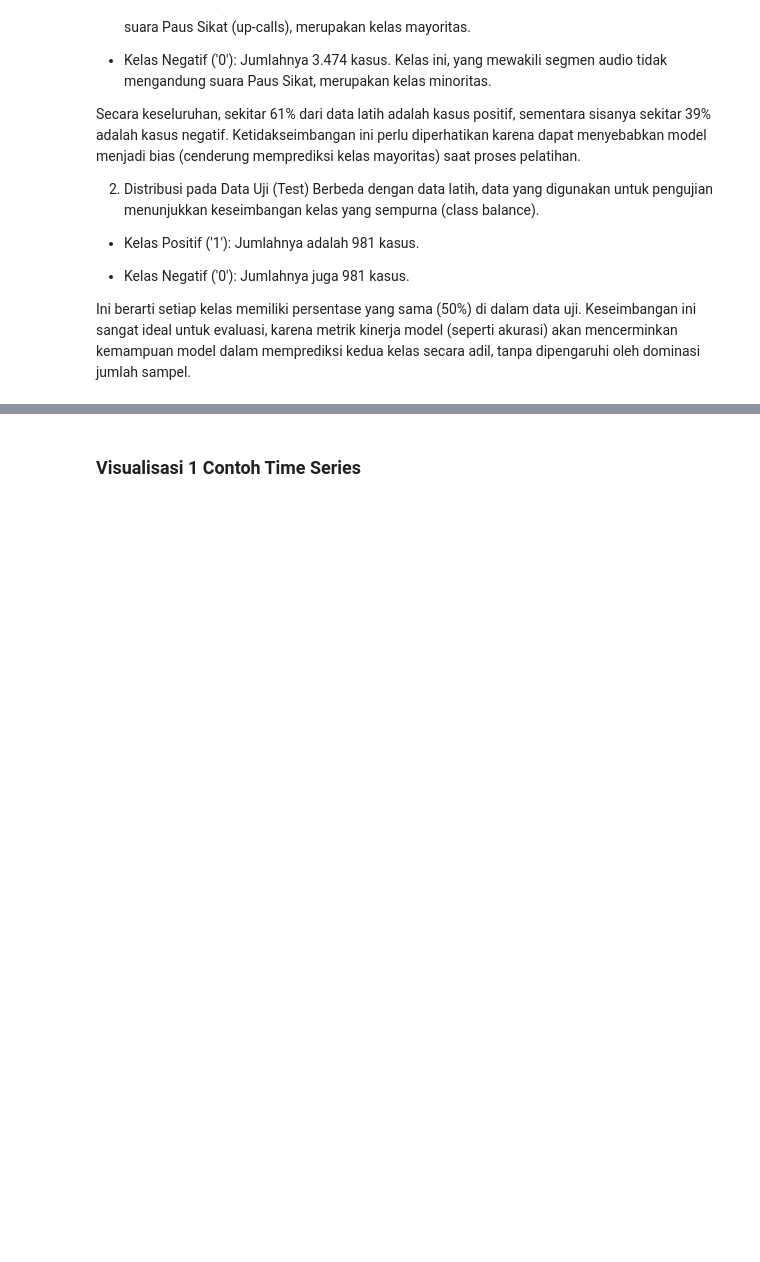
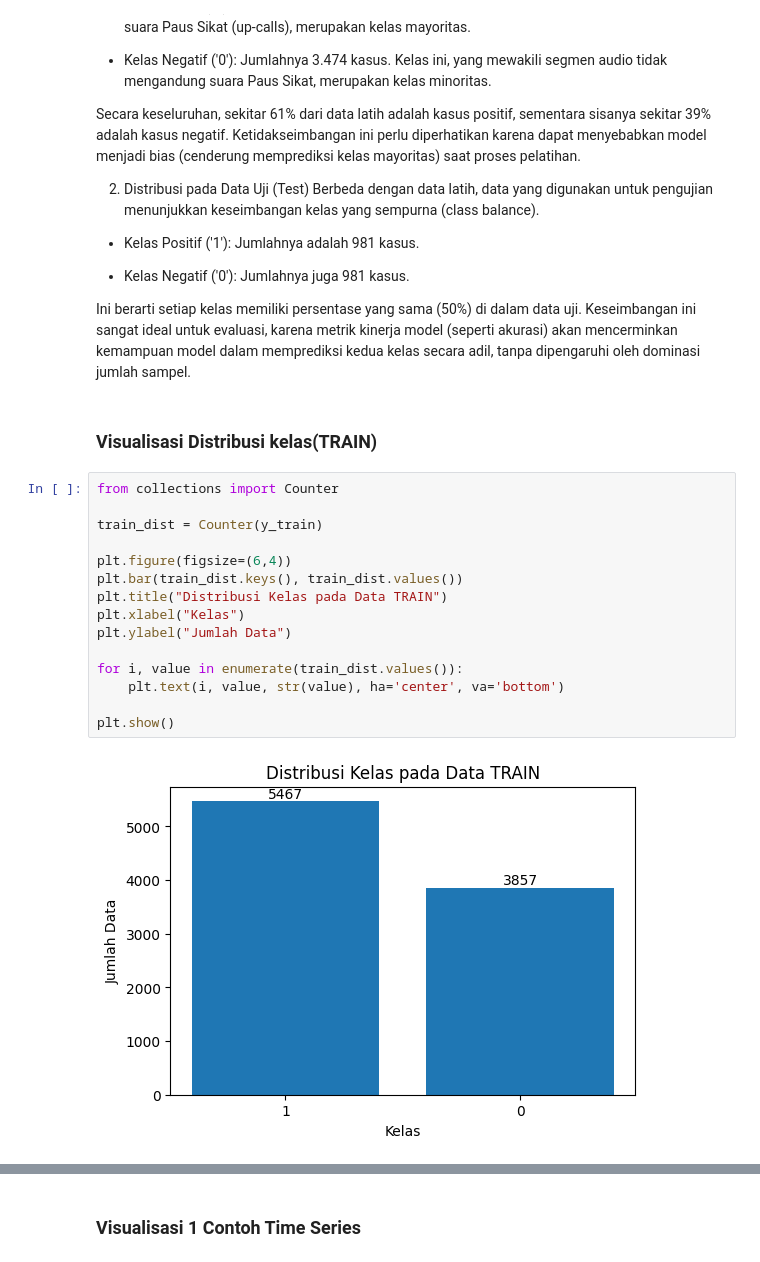
Before and after one commit to Yotan123/psd, a Jupyter notebook: _sources/DUsuarapaus.ipynb, the cells around one changed output, grey strips where cells are left out. Drawn from its saved outputs; the diff is of its cells as text; blank space fills up the shorter version.

```diff
--- a/_sources/DUsuarapaus.ipynb
+++ b/_sources/DUsuarapaus.ipynb
@@ -129,3 +162,22 @@ Berbeda dengan data latih, data yang digunakan untuk pengujian menunjukkan kesei
 * Kelas Negatif ('0'): Jumlahnya juga 981 kasus.
 
 Ini berarti setiap kelas memiliki persentase yang sama (50%) di dalam data uji. Keseimbangan ini sangat ideal untuk evaluasi, karena metrik kinerja model (seperti akurasi) akan mencerminkan kemampuan model dalam memprediksi kedua kelas secara adil, tanpa dipengaruhi oleh dominasi jumlah sampel.
+# %% [markdown]
+### Visualisasi Distribusi kelas(TRAIN)
+# %%
+from collections import Counter
+
+train_dist = Counter(y_train)
+
+plt.figure(figsize=(6,4))
+plt.bar(train_dist.keys(), train_dist.values())
+plt.title("Distribusi Kelas pada Data TRAIN")
+plt.xlabel("Kelas")
+plt.ylabel("Jumlah Data")
+
+for i, value in enumerate(train_dist.values()):
+    plt.text(i, value, str(value), ha='center', va='bottom')
+
+plt.show()
+# %% [output]
+[figure, added]
```
Also changed, not shown: parts of 8 cells of this notebook, 9 other files.
